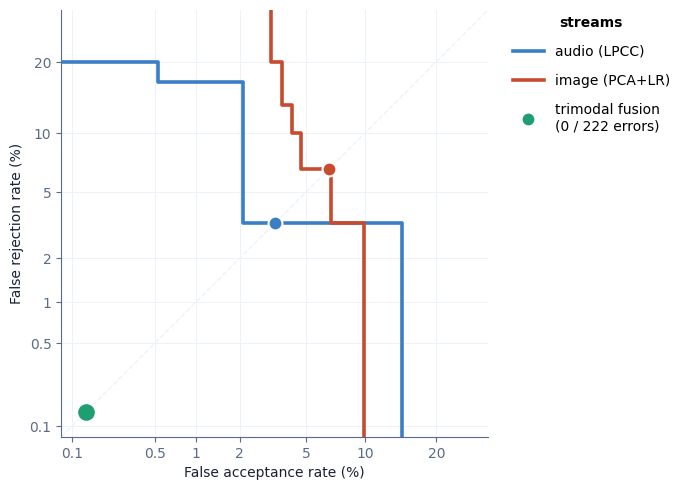
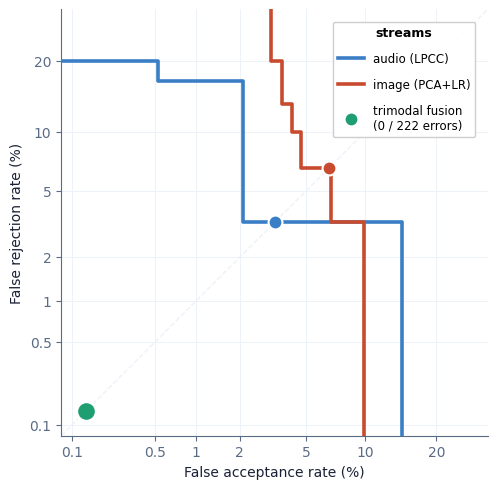
Unified diff of the notebook cell whose output changed from the first chart to the second:
--- before
+++ after
@@ -26,5 +26,5 @@
 
 fig, ax = plt.subplots(figsize=(7.4, 5.2))
-fig.subplots_adjust(top=0.95, left=0.12, right=0.74, bottom=0.13)
+fig.subplots_adjust(top=0.95, left=0.13, right=0.95, bottom=0.13)
 
 xlim = (norm.ppf(0.0008), norm.ppf(0.30))
@@ -65,7 +65,7 @@
            mec="white", mew=1.5, lw=0, label="trimodal fusion\n(0 / 222 errors)"),
 ]
-ax.legend(handles=legend_handles, loc="center left", bbox_to_anchor=(1.03, 0.85),
-          frameon=False, fontsize=10, title="streams",
-          title_fontproperties={"weight": "bold", "size": 10},
+ax.legend(handles=legend_handles, loc="upper right", bbox_to_anchor=(0.985, 0.985),
+          frameon=True, framealpha=0.96, fontsize=8.5, title="streams",
+          title_fontproperties={"weight": "bold", "size": 9},
           handlelength=2.2, labelspacing=1.1)
 

Commit: polish(figures): move DET and alt_c legends inside plot so the canvas is balanced